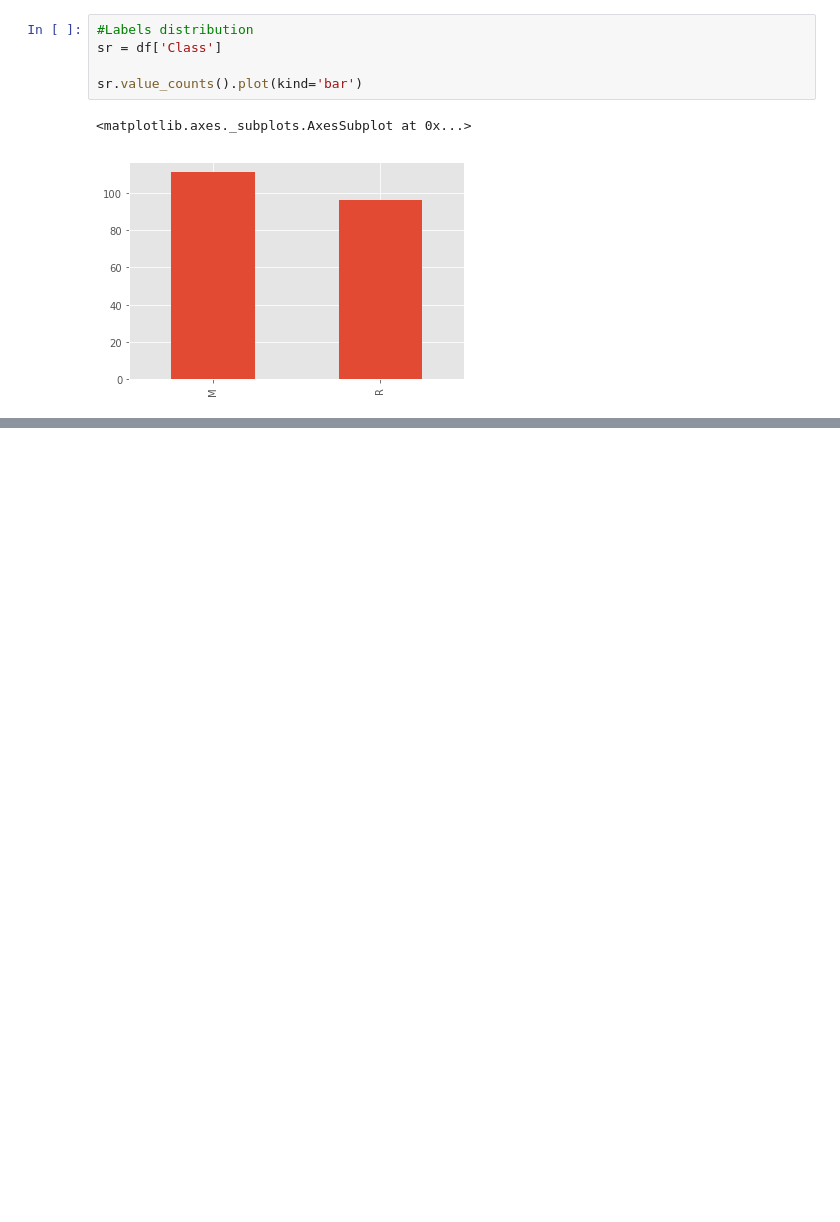
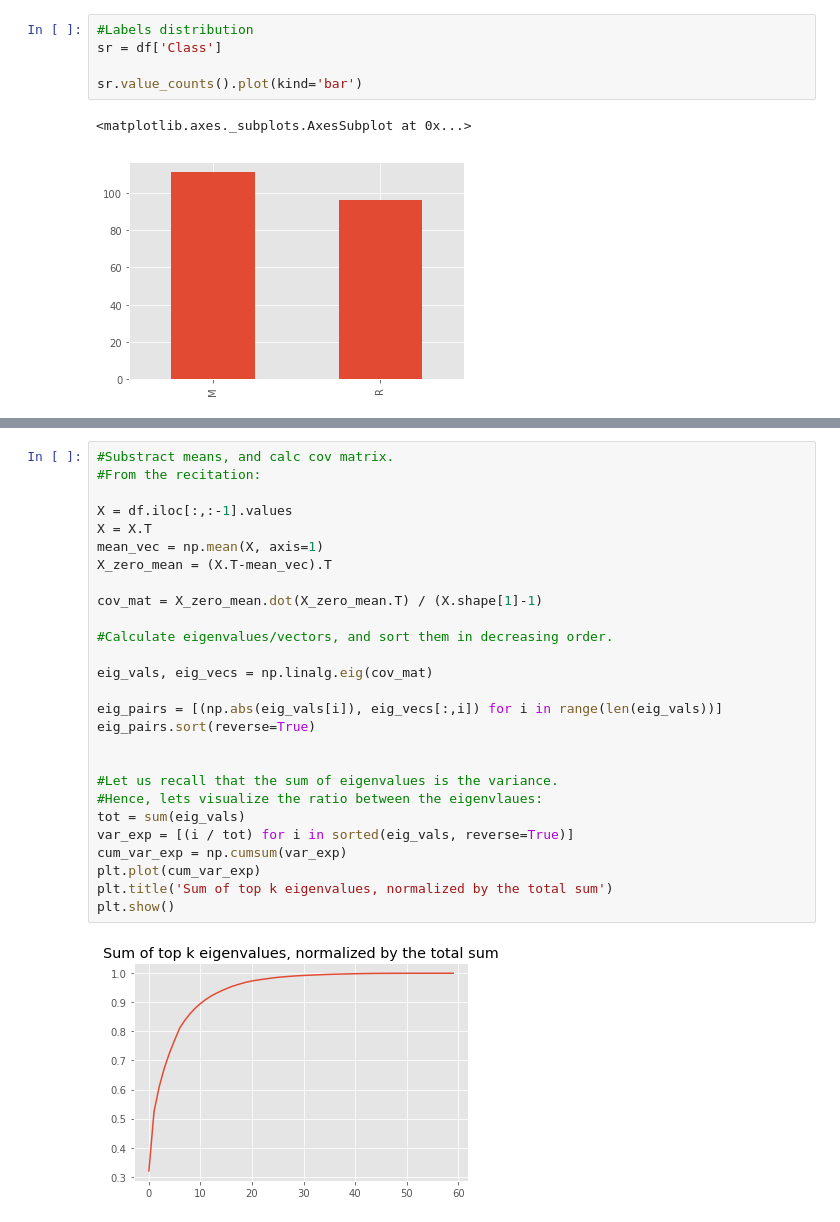
Before and after one commit to DorHugi/techDataScience, a Jupyter notebook: wet_3/Wet3.ipynb, the cells around one changed output, grey strips where cells are left out. Cells and saved outputs as stored; diff of their text form; blank space fills up the shorter version.

```diff
--- a/wet_3/Wet3.ipynb
+++ b/wet_3/Wet3.ipynb
@@ -36,0 +55,29 @@ sr.value_counts().plot(kind='bar')
+# %%
+#Substract means, and calc cov matrix.
+#From the recitation:
+
+X = df.iloc[:,:-1].values
+X = X.T
+mean_vec = np.mean(X, axis=1)
+X_zero_mean = (X.T-mean_vec).T
+
+cov_mat = X_zero_mean.dot(X_zero_mean.T) / (X.shape[1]-1)
+
+#Calculate eigenvalues/vectors, and sort them in decreasing order.
+
+eig_vals, eig_vecs = np.linalg.eig(cov_mat)
+
+eig_pairs = [(np.abs(eig_vals[i]), eig_vecs[:,i]) for i in range(len(eig_vals))]
+eig_pairs.sort(reverse=True)
+
+
+#Let us recall that the sum of eigenvalues is the variance.
+#Hence, lets visualize the ratio between the eigenvlaues:
+tot = sum(eig_vals)
+var_exp = [(i / tot) for i in sorted(eig_vals, reverse=True)]
+cum_var_exp = np.cumsum(var_exp)
+plt.plot(cum_var_exp)
+plt.title('Sum of top k eigenvalues, normalized by the total sum')
+plt.show()
+# %% [output]
+[figure, added]
```
Also changed, not shown: parts of 14 cells of this notebook.
